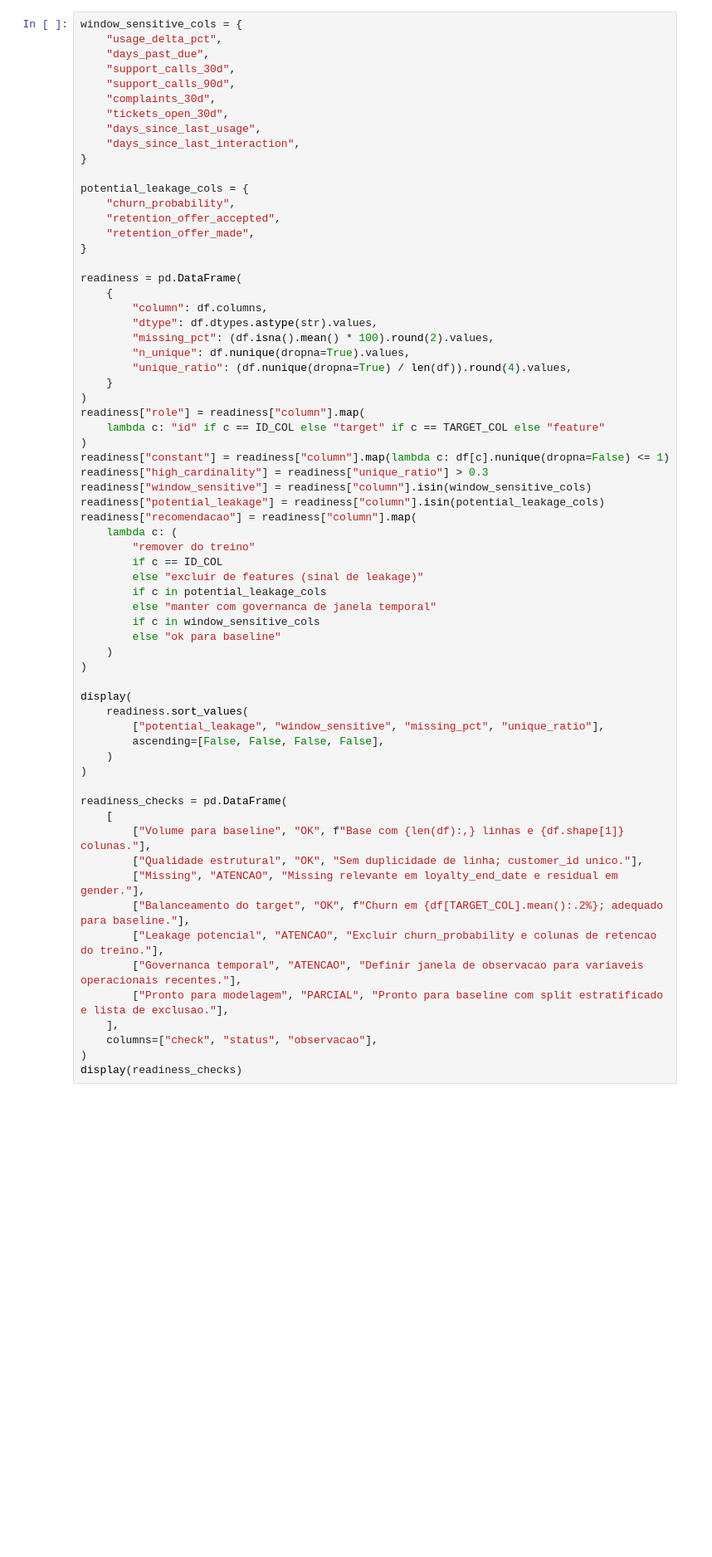
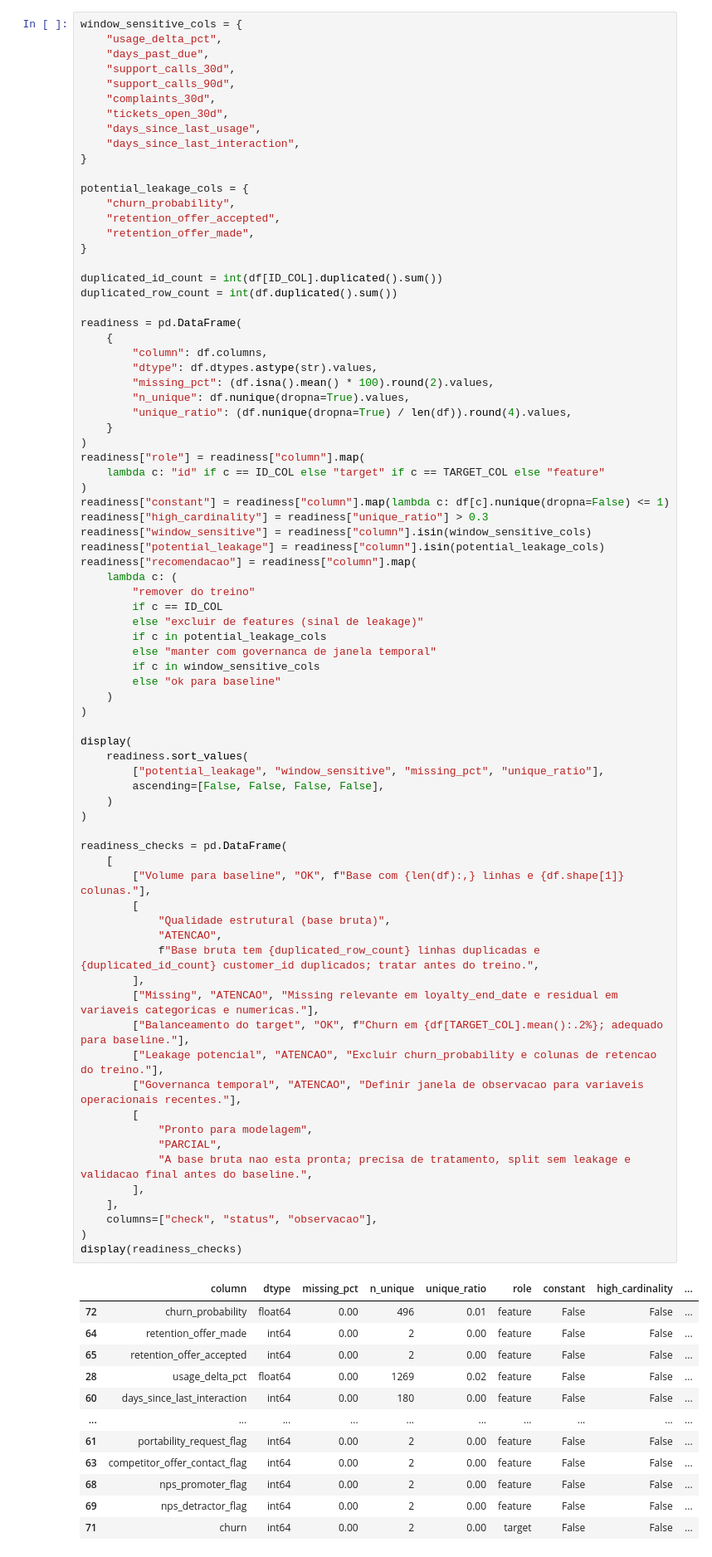
Before and after one commit to Janoti/mlet-grupo4-tech-challenge, a Jupyter notebook: notebooks/01_eda.ipynb, the cells around one changed output. Shown at 83% size. Cells and saved outputs as stored; diff of their text form; blank space fills up the shorter version.

Commit message:
eda completo / dataset tratado / split / doc

```diff
--- a/notebooks/01_eda.ipynb
+++ b/notebooks/01_eda.ipynb
@@ -318,6 +438,9 @@ potential_leakage_cols = {
     "retention_offer_accepted",
     "retention_offer_made",
 }
+
+duplicated_id_count = int(df[ID_COL].duplicated().sum())
+duplicated_row_count = int(df.duplicated().sum())
 
 readiness = pd.DataFrame(
     {
@@ -337,33 +460,54 @@ readiness["window_sensitive"] = readiness["column"].isin(window_sensitive_cols)
 readiness["potential_leakage"] = readiness["column"].isin(potential_leakage_cols)
 readiness["recomendacao"] = readiness["column"].map(
     lambda c: (
         "remover do treino"
         if c == ID_COL
         else "excluir de features (sinal de leakage)"
         if c in potential_leakage_cols
         else "manter com governanca de janela temporal"
         if c in window_sensitive_cols
         else "ok para baseline"
     )
 )
 
 display(
     readiness.sort_values(
         ["potential_leakage", "window_sensitive", "missing_pct", "unique_ratio"],
         ascending=[False, False, False, False],
     )
 )
 
 readiness_checks = pd.DataFrame(
     [
         ["Volume para baseline", "OK", f"Base com {len(df):,} linhas e {df.shape[1]} colunas."],
-        ["Qualidade estrutural", "OK", "Sem duplicidade de linha; customer_id unico."],
-        ["Missing", "ATENCAO", "Missing relevante em loyalty_end_date e residual em gender."],
+        [
+            "Qualidade estrutural (base bruta)",
+            "ATENCAO",
+            f"Base bruta tem {duplicated_row_count} linhas duplicadas e {duplicated_id_count} customer_id duplicados; tratar antes do treino.",
+        ],
+        ["Missing", "ATENCAO", "Missing relevante em loyalty_end_date e residual em variaveis categoricas e numericas."],
         ["Balanceamento do target", "OK", f"Churn em {df[TARGET_COL].mean():.2%}; adequado para baseline."],
         ["Leakage potencial", "ATENCAO", "Excluir churn_probability e colunas de retencao do treino."],
         ["Governanca temporal", "ATENCAO", "Definir janela de observacao para variaveis operacionais recentes."],
-        ["Pronto para modelagem", "PARCIAL", "Pronto para baseline com split estratificado e lista de exclusao."],
+        [
+            "Pronto para modelagem",
+            "PARCIAL",
+            "A base bruta nao esta pronta; precisa de tratamento, split sem leakage e validacao final antes do baseline.",
+        ],
     ],
     columns=["check", "status", "observacao"],
 )
 display(readiness_checks)
+# %% [output]
+|  | column | dtype | missing_pct | n_unique | unique_ratio | role | constant | high_cardinality | ... |
+| 72 | churn_probability | float64 | 0.00 | 496 | 0.01 | feature | False | False | ... |
+| 64 | retention_offer_made | int64 | 0.00 | 2 | 0.00 | feature | False | False | ... |
+| 65 | retention_offer_accepted | int64 | 0.00 | 2 | 0.00 | feature | False | False | ... |
+| 28 | usage_delta_pct | float64 | 0.00 | 1269 | 0.02 | feature | False | False | ... |
+| 60 | days_since_last_interaction | int64 | 0.00 | 180 | 0.00 | feature | False | False | ... |
+| ... | ... | ... | ... | ... | ... | ... | ... | ... | ... |
+| 61 | portability_request_flag | int64 | 0.00 | 2 | 0.00 | feature | False | False | ... |
+| 63 | competitor_offer_contact_flag | int64 | 0.00 | 2 | 0.00 | feature | False | False | ... |
+| 68 | nps_promoter_flag | int64 | 0.00 | 2 | 0.00 | feature | False | False | ... |
+| 69 | nps_detractor_flag | int64 | 0.00 | 2 | 0.00 | feature | False | False | ... |
+| 71 | churn | int64 | 0.00 | 2 | 0.00 | target | False | False | ... |
```
Also changed, not shown: parts of 15 cells of this notebook, 3 other files.
